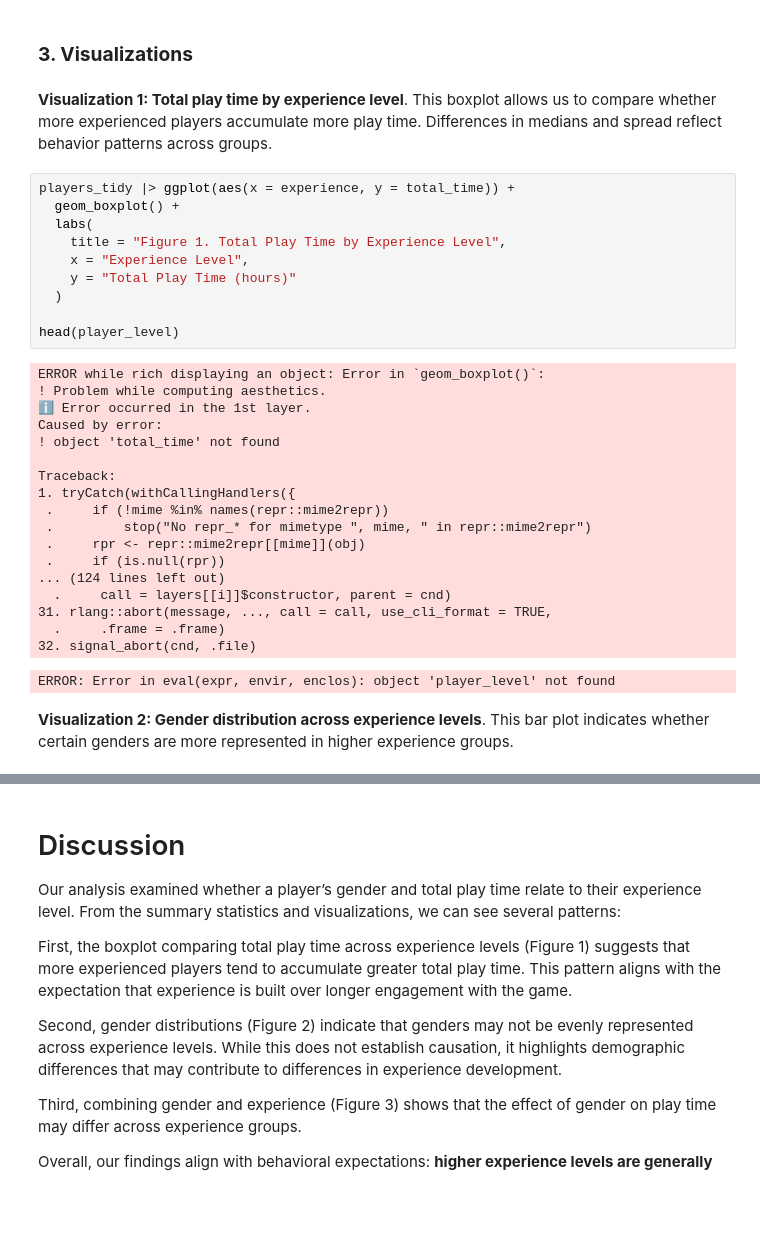
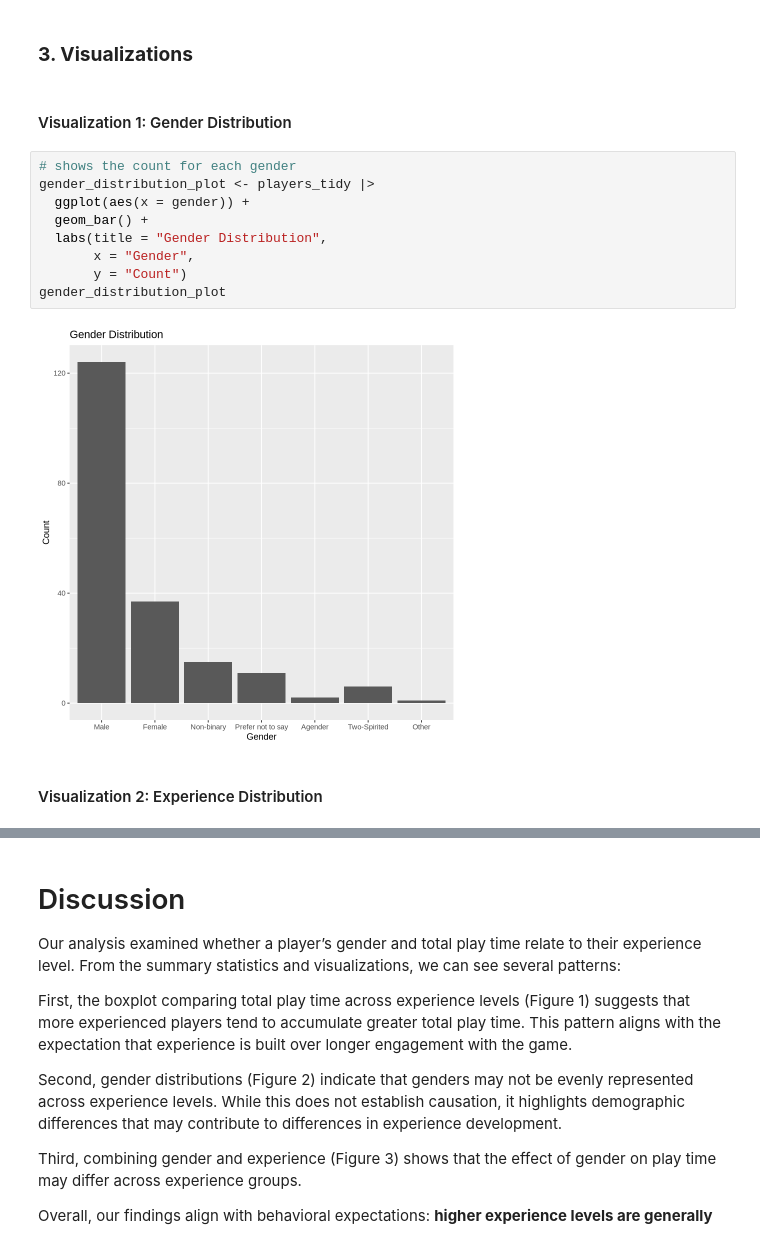
Before and after one commit to crowbirdy/project-003-29, a Jupyter notebook: Final_project.ipynb, the cells around one changed output, grey strips where cells are left out. Drawn from its saved outputs; the diff is of its cells as text; blank space fills up the shorter version.

```diff
--- a/Final_project.ipynb
+++ b/Final_project.ipynb
@@ -180,37 +183,18 @@ A grouped_df: 23 × 3
 # %% [markdown]
 ### **3. Visualizations**
 # %% [markdown]
-**Visualization 1: Total play time by experience level**. This boxplot allows us to compare whether more experienced players accumulate more play time.
-Differences in medians and spread reflect behavior patterns across groups.
+#### Visualization 1: Gender Distribution
 # %%
-players_tidy |> ggplot(aes(x = experience, y = total_time)) +
-  geom_boxplot() +
-  labs(
-    title = "Figure 1. Total Play Time by Experience Level",
-    x = "Experience Level",
-    y = "Total Play Time (hours)"
-  )
-
-head(player_level)
+# shows the count for each gender
+gender_distribution_plot <- players_tidy |>
+  ggplot(aes(x = gender)) +
+  geom_bar() +
+  labs(title = "Gender Distribution",
+       x = "Gender",
+       y = "Count")
+gender_distribution_plot
 # %% [output]
-ERROR while rich displaying an object: Error in `geom_boxplot()`:
-! Problem while computing aesthetics.
-ℹ Error occurred in the 1st layer.
-Caused by error:
-! object 'total_time' not found
-
-Traceback:
-1. tryCatch(withCallingHandlers({
- .     if (!mime %in% names(repr::mime2repr))
- .         stop("No repr_* for mimetype ", mime, " in repr::mime2repr")
- .     rpr <- repr::mime2repr[[mime]](obj)
- .     if (is.null(rpr))
-... (124 lines left out)
-  .     call = layers[[i]]$constructor, parent = cnd)
-31. rlang::abort(message, ..., call = call, use_cli_format = TRUE,
-  .     .frame = .frame)
-32. signal_abort(cnd, .file)
-ERROR: Error in eval(expr, envir, enclos): object 'player_level' not found
+[figure, added]
 # %% [markdown]
-**Visualization 2: Gender distribution across experience levels**. This bar plot indicates whether certain genders are more represented in higher experience groups.
+ #### Visualization 2: Experience Distribution
 # %%
```
Also changed, not shown: parts of 10 cells of this notebook.
